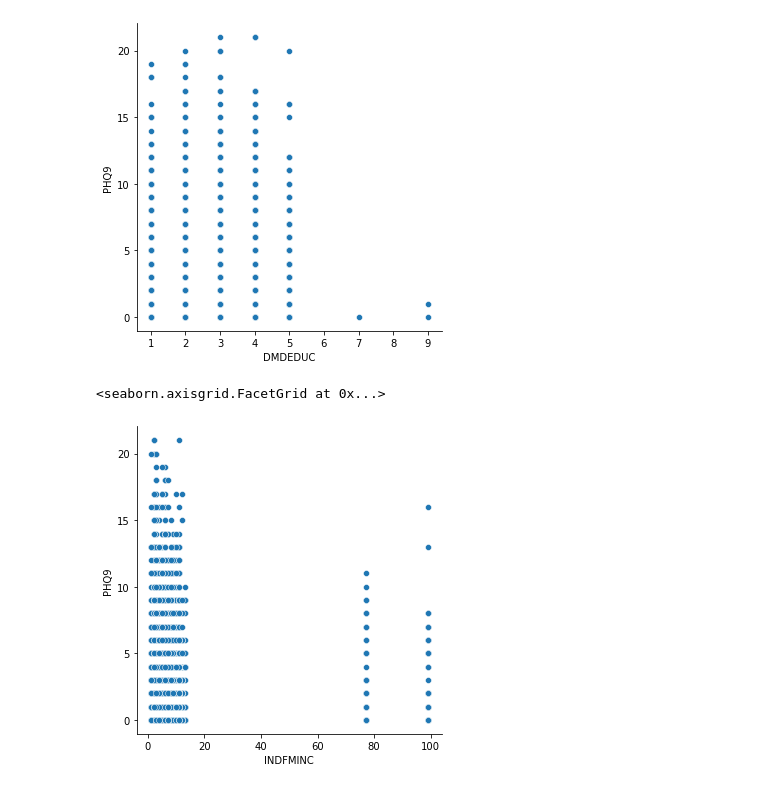
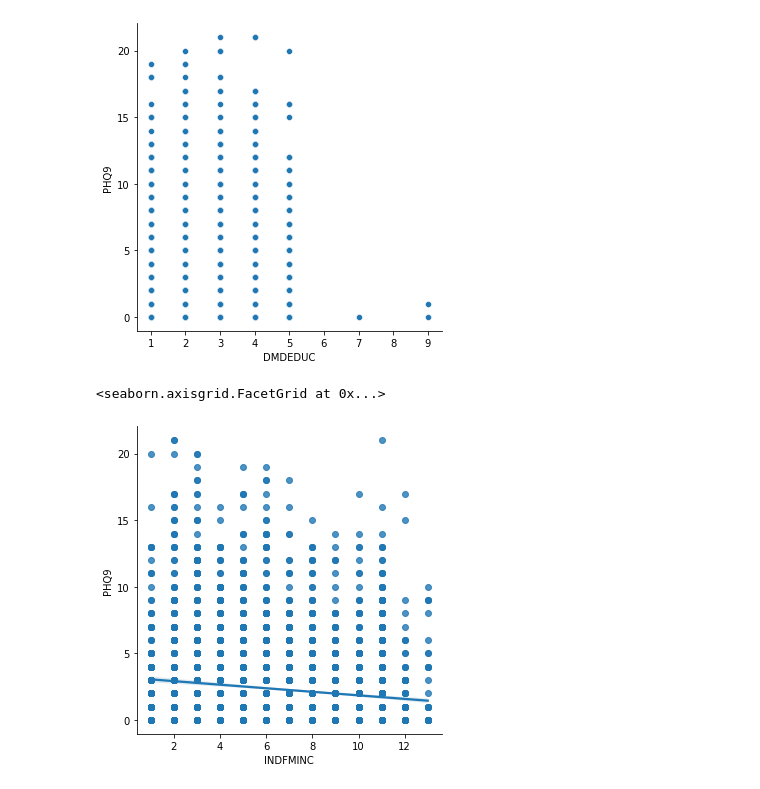
Before and after one commit to onemarcos/Tera-Jupyter-Notebook, a Jupyter notebook: Desafio Inferência/Desafio Inferência.ipynb, the cells around one changed output. Saved outputs shown, nothing was run; the diff lists cells and outputs as text; code cells hidden in the pictures.

```diff
--- a/Desafio Inferência/Desafio Inferência.ipynb
+++ b/Desafio Inferência/Desafio Inferência.ipynb
@@ -202,9 +210,10 @@ sns.relplot(x="DMDEDUC", y="PHQ9", data=df_clean)
 <seaborn.axisgrid.FacetGrid at 0x...>
 [figure]
 # %%
-sns.relplot(x="INDFMINC", y="PHQ9", data=df_clean)
+df_renda = df_clean[df_clean['INDFMINC'] <= 13]
+sns.lmplot(data=df_renda, x="INDFMINC", y="PHQ9")
 # %% [output]
 <seaborn.axisgrid.FacetGrid at 0x...>
-[figure, old version]
+[figure, new version]
 # %%
 sns.displot
```
Also changed, not shown: parts of 1 cell of this notebook, 1 other file.
